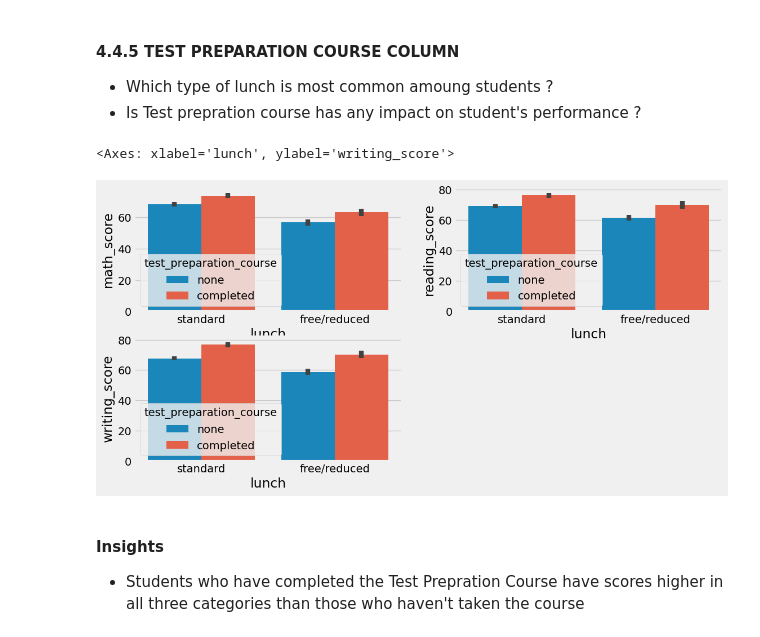
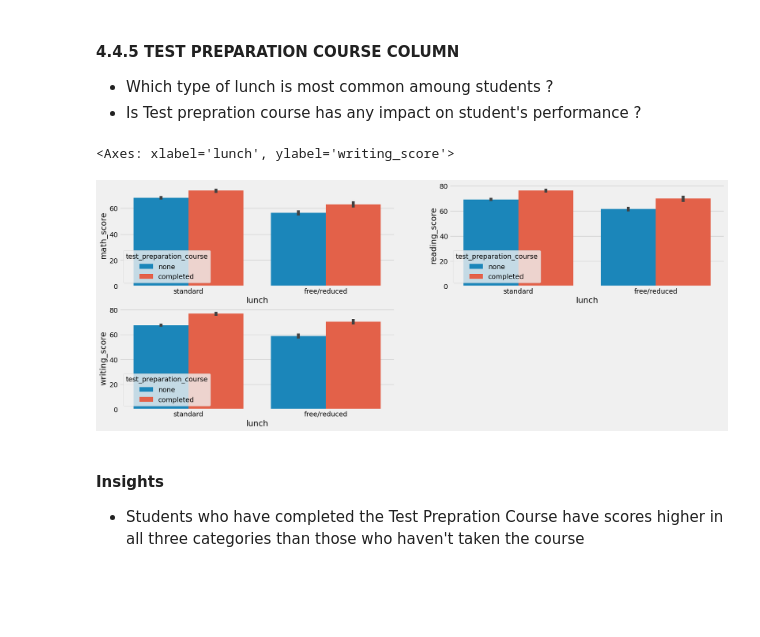
Before and after one commit to ShravanJadhav/Student, a Jupyter notebook: notebook/EDA_StudentPerfomance.ipynb, the cells around one changed output. Drawn from its saved outputs; the diff is of its cells as text; code cells hidden in the pictures; blank space fills up the shorter version.

```diff
--- a/notebook/EDA_StudentPerfomance.ipynb
+++ b/notebook/EDA_StudentPerfomance.ipynb
@@ -582,16 +582,16 @@ for container in ax[1].containers:
 - Which type of lunch is most common amoung students ?
 - Is Test prepration course has any impact on student's performance ?
 # %%
-plt.figure(figsize=(12,6))
+plt.figure(figsize=(20,8))
 plt.subplot(2,2,1)
 sns.barplot (x=df['lunch'], y=df['math_score'], hue=df['test_preparation_course'])
 plt.subplot(2,2,2)
 sns.barplot (x=df['lunch'], y=df['reading_score'], hue=df['test_preparation_course'])
 plt.subplot(2,2,3)
 sns.barplot (x=df['lunch'], y=df['writing_score'], hue=df['test_preparation_course'])
 # %% [output]
 <Axes: xlabel='lunch', ylabel='writing_score'>
-[figure, old version]
+[figure, new version]
 # %% [markdown]
 #### Insights
 - Students who have completed the Test Prepration Course have scores higher in all three categories than those who haven't taken the course
```
